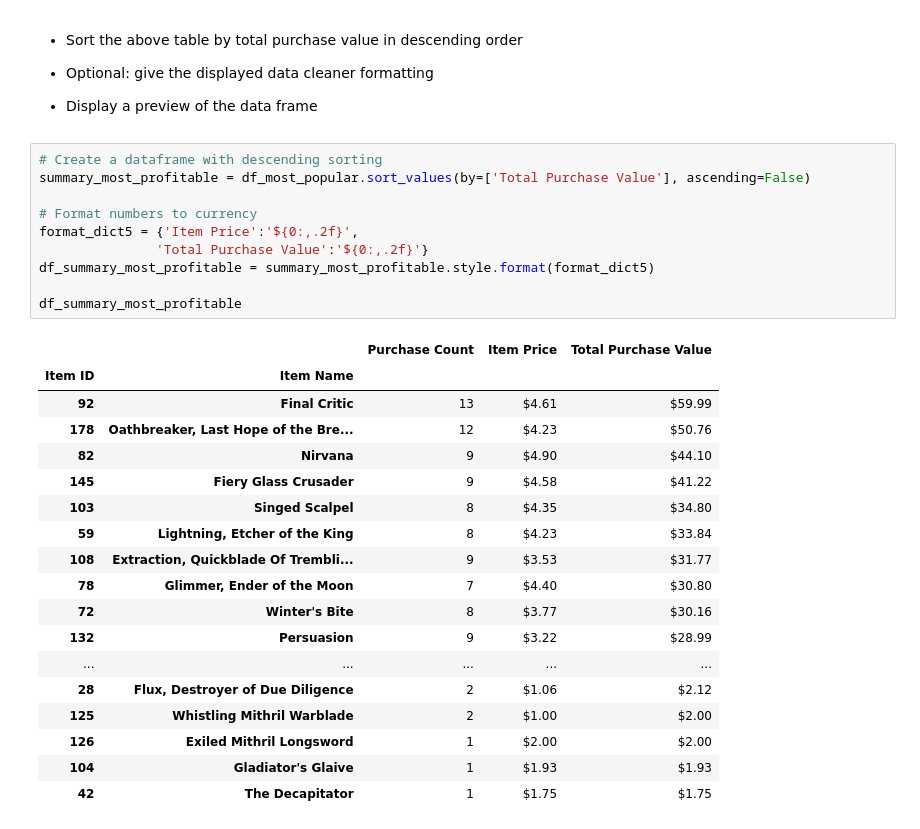
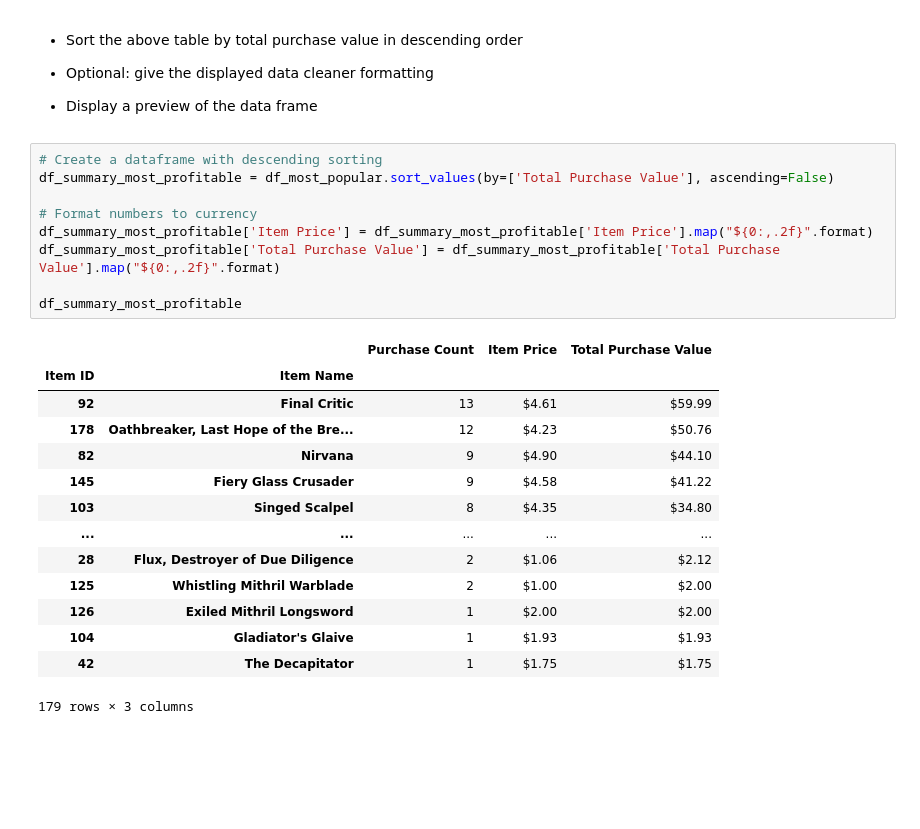
Before and after one commit to MichRisu/pandas-challenge, a Jupyter notebook: HeroesOfPymoli/HeroesOfPymoli_starter.ipynb, the cells around one changed output. Drawn from its saved outputs; the diff is of its cells as text; blank space fills up the shorter version.

```diff
--- a/HeroesOfPymoli/HeroesOfPymoli_starter.ipynb
+++ b/HeroesOfPymoli/HeroesOfPymoli_starter.ipynb
@@ -391,30 +385,25 @@ df_summary_most_popular
 * Display a preview of the data frame
 # %%
 # Create a dataframe with descending sorting
-summary_most_profitable = df_most_popular.sort_values(by=['Total Purchase Value'], ascending=False)
+df_summary_most_profitable = df_most_popular.sort_values(by=['Total Purchase Value'], ascending=False)
 
 # Format numbers to currency
-format_dict5 = {'Item Price':'${0:,.2f}',
-               'Total Purchase Value':'${0:,.2f}'}
-df_summary_most_profitable = summary_most_profitable.style.format(format_dict5)
+df_summary_most_profitable['Item Price'] = df_summary_most_profitable['Item Price'].map("${0:,.2f}".format)
+df_summary_most_profitable['Total Purchase Value'] = df_summary_most_profitable['Total Purchase Value'].map("${0:,.2f}".format)
 
 df_summary_most_profitable
 # %% [output]
 |  |  | Purchase Count | Item Price | Total Purchase Value |
 | Item ID | Item Name |  |  |  |
 | 92 | Final Critic | 13 | $4.61 | $59.99 |
 | 178 | Oathbreaker, Last Hope of the Bre... | 12 | $4.23 | $50.76 |
 | 82 | Nirvana | 9 | $4.90 | $44.10 |
 | 145 | Fiery Glass Crusader | 9 | $4.58 | $41.22 |
 | 103 | Singed Scalpel | 8 | $4.35 | $34.80 |
-| 59 | Lightning, Etcher of the King | 8 | $4.23 | $33.84 |
-| 108 | Extraction, Quickblade Of Trembli... | 9 | $3.53 | $31.77 |
-| 78 | Glimmer, Ender of the Moon | 7 | $4.40 | $30.80 |
-| 72 | Winter's Bite | 8 | $3.77 | $30.16 |
-| 132 | Persuasion | 9 | $3.22 | $28.99 |
 | ... | ... | ... | ... | ... |
 | 28 | Flux, Destroyer of Due Diligence | 2 | $1.06 | $2.12 |
 | 125 | Whistling Mithril Warblade | 2 | $1.00 | $2.00 |
 | 126 | Exiled Mithril Longsword | 1 | $2.00 | $2.00 |
 | 104 | Gladiator's Glaive | 1 | $1.93 | $1.93 |
 | 42 | The Decapitator | 1 | $1.75 | $1.75 |
+179 rows × 3 columns
```
Also changed, not shown: parts of 6 cells of this notebook.
